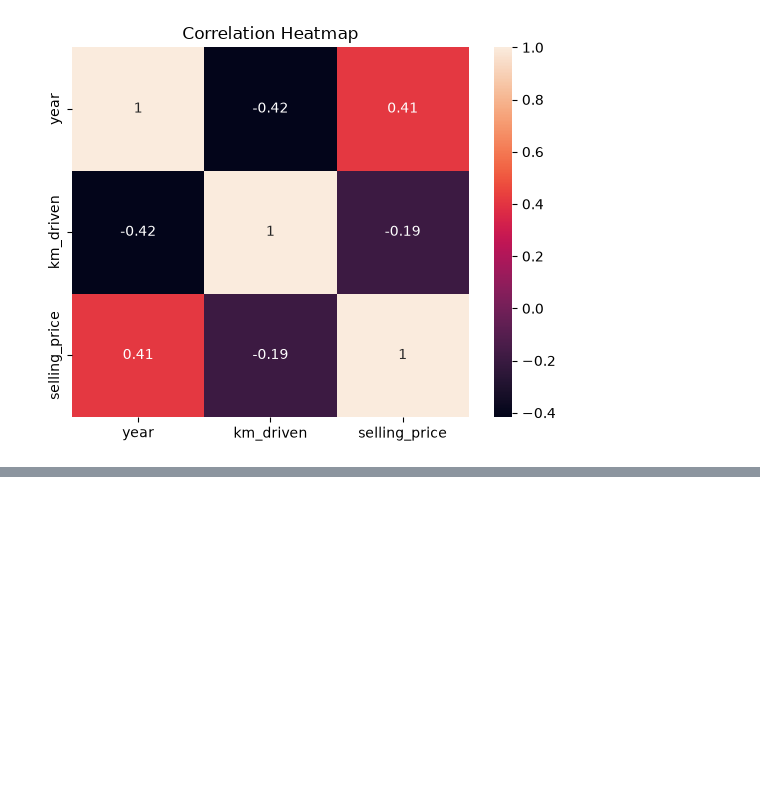
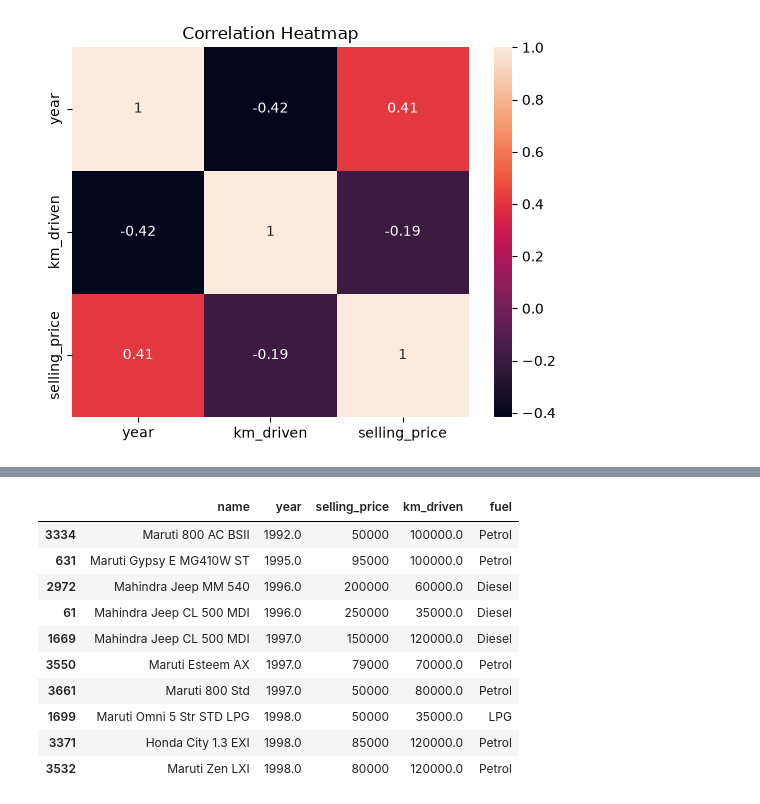
Before and after one commit to YounessAitJamaa/car-price-prediction, a Jupyter notebook: notebooks/01_eda.ipynb, the cells around one changed output, grey strips where cells are left out. Cells and saved outputs as stored; diff of their text form; code cells hidden in the pictures; blank space fills up the shorter version.

```diff
--- a/notebooks/01_eda.ipynb
+++ b/notebooks/01_eda.ipynb
@@ -205,0 +369,16 @@ plt.show()
+# %%
+df[df['year'] < 2001][
+    ['name', 'year', 'selling_price', 'km_driven', 'fuel']
+].sort_values('year').head(10)
+# %% [output]
+|  | name | year | selling_price | km_driven | fuel |
+| 3334 | Maruti 800 AC BSII | 1992.0 | 50000 | 100000.0 | Petrol |
+| 631 | Maruti Gypsy E MG410W ST | 1995.0 | 95000 | 100000.0 | Petrol |
+| 2972 | Mahindra Jeep MM 540 | 1996.0 | 200000 | 60000.0 | Diesel |
+| 61 | Mahindra Jeep CL 500 MDI | 1996.0 | 250000 | 35000.0 | Diesel |
+| 1669 | Mahindra Jeep CL 500 MDI | 1997.0 | 150000 | 120000.0 | Diesel |
+| 3550 | Maruti Esteem AX | 1997.0 | 79000 | 70000.0 | Petrol |
+| 3661 | Maruti 800 Std | 1997.0 | 50000 | 80000.0 | Petrol |
+| 1699 | Maruti Omni 5 Str STD LPG | 1998.0 | 50000 | 35000.0 | LPG |
+| 3371 | Honda City 1.3 EXI | 1998.0 | 85000 | 120000.0 | Petrol |
+| 3532 | Maruti Zen LXI | 1998.0 | 80000 | 120000.0 | Petrol |
```
Also changed, not shown: parts of 19 cells of this notebook.
